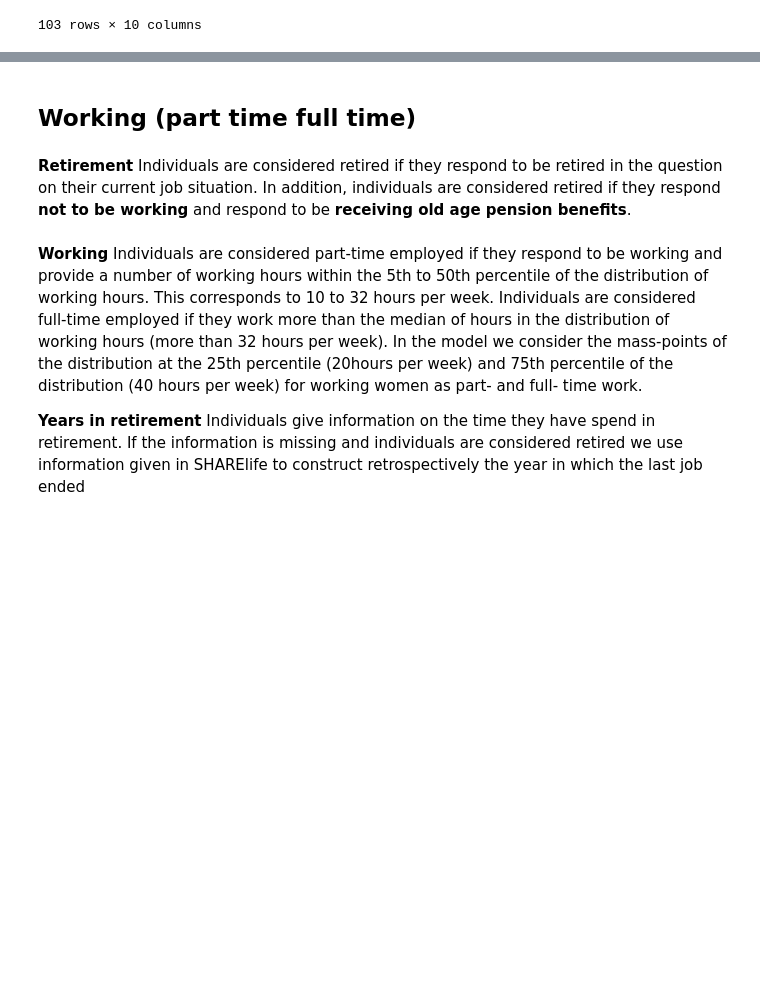
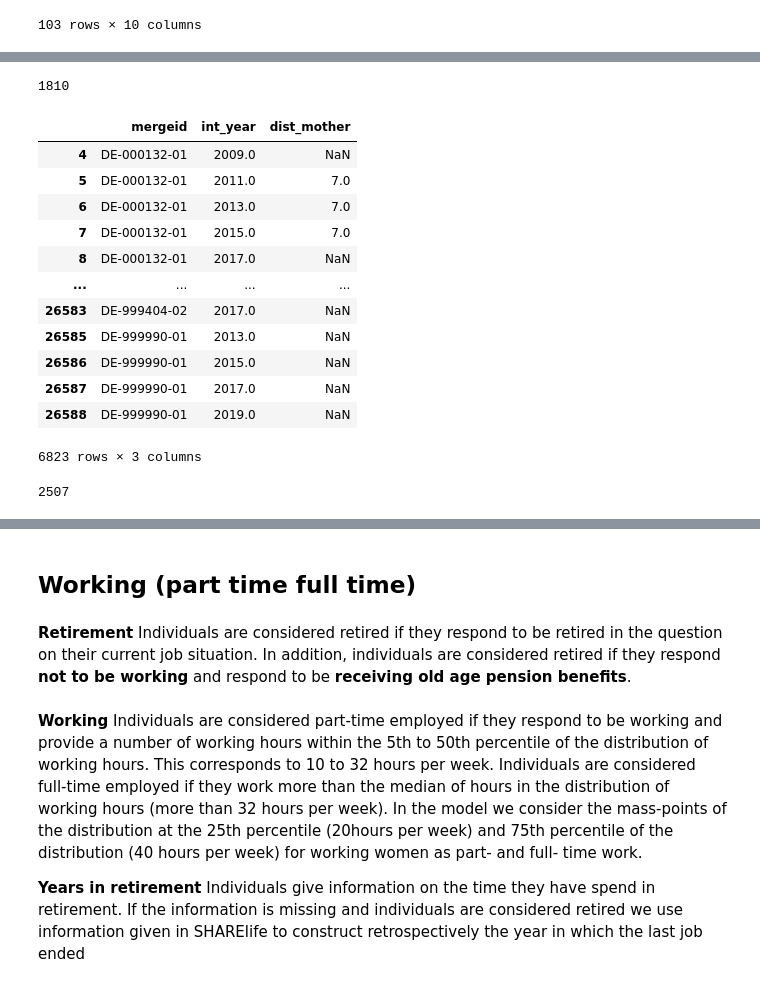
Before and after one commit to segsell/elder_care, a Jupyter notebook: src/elder_care/sandbox/estimation_data_new.ipynb, the cells around one changed output, grey strips where cells are left out. Drawn from its saved outputs; the diff is of its cells as text; code cells hidden in the pictures; blank space fills up the shorter version.

Commit message:
Fill missings in dist_parents

```diff
--- a/src/elder_care/sandbox/estimation_data_new.ipynb
+++ b/src/elder_care/sandbox/estimation_data_new.ipynb
@@ -2991,0 +3008,20 @@ dat.loc[
+# %%
+dat["dist_mother"].notna().sum()
+# %% [output]
+1810
+# %%
+dat[["mergeid","int_year", "dist_mother"]]
+# %% [output]
+|  | mergeid | int_year | dist_mother |
+| 4 | DE-000132-01 | 2009.0 | NaN |
+| 5 | DE-000132-01 | 2011.0 | 7.0 |
+| 6 | DE-000132-01 | 2013.0 | 7.0 |
+| 7 | DE-000132-01 | 2015.0 | 7.0 |
+| 8 | DE-000132-01 | 2017.0 | NaN |
+| ... | ... | ... | ... |
+| 26583 | DE-999404-02 | 2017.0 | NaN |
+| 26585 | DE-999990-01 | 2013.0 | NaN |
+| 26586 | DE-999990-01 | 2015.0 | NaN |
+| 26587 | DE-999990-01 | 2017.0 | NaN |
+| 26588 | DE-999990-01 | 2019.0 | NaN |
+6823 rows × 3 columns
@@ -2991,0 +3030,4 @@ dat.loc[
+# %%
+dat["dist_mother"].notna().sum()
+# %% [output]
+2507
```
Also changed, not shown: parts of 15 cells of this notebook, 1 other file.
